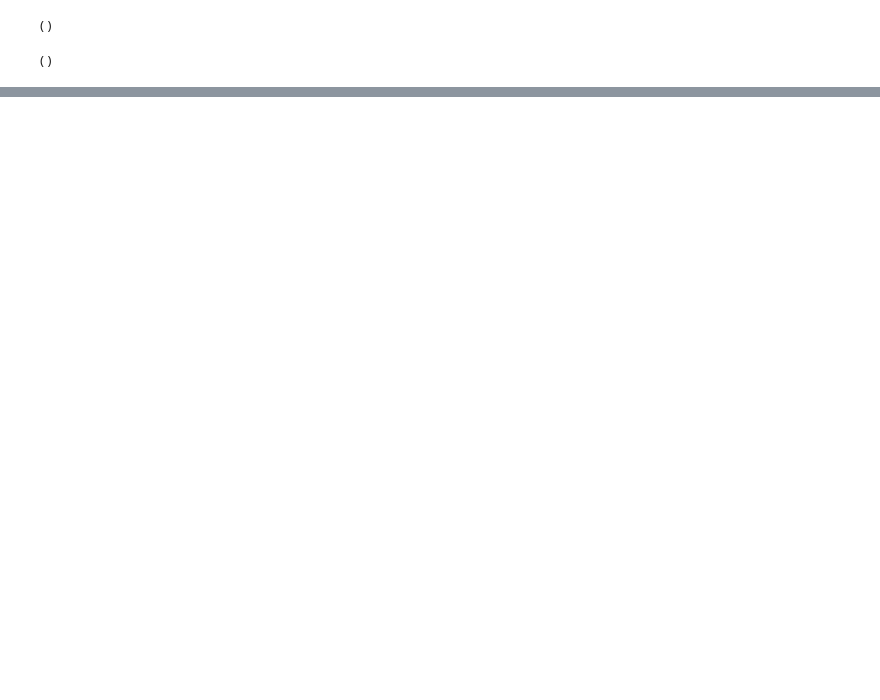
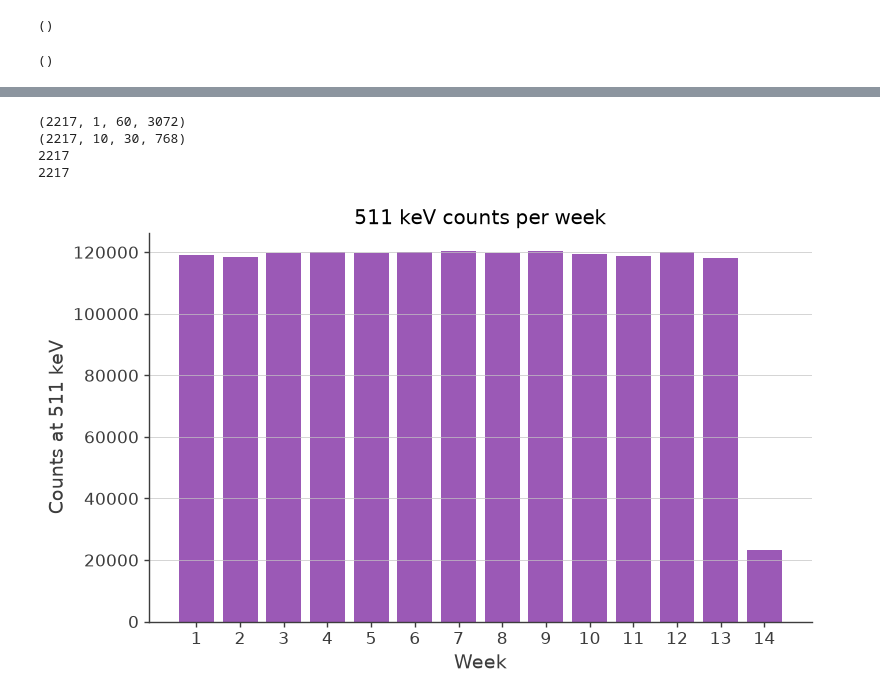
Before and after one commit to mquezada13/data-challenge-3-4-exploration, a Jupyter notebook: workflow/notebooks/01_DataIO_analysis.ipynb, the cells around one changed output, grey strips where cells are left out. Drawn from its saved outputs; the diff is of its cells as text; code cells hidden in the pictures; blank space fills up the shorter version.

Commit message:
Added response analysis to dataio

```diff
--- a/workflow/notebooks/01_DataIO_analysis.ipynb
+++ b/workflow/notebooks/01_DataIO_analysis.ipynb
@@ -189,14 +206,25 @@ fill() discarded one or more values due to out-of-bounds coordinate in a dimensi
 fill() discarded one or more values due to out-of-bounds coordinate in a dimension without under/overflow tracking
 fill() discarded one or more values due to out-of-bounds coordinate in a dimension without under/overflow tracking
 # %%
-# similar for the continuum
+
+# Similar to 511 keV
+
+analysiscon = {}
 
 for week, input_path in weekly_paths.items():
     output_prefix = data_dir_out / f"dc4_week_{week}_con_binned"
     output_path = output_prefix.with_suffix(".hdf5")
 
+    analysiscon[week] = cp.BinnedData(config_continuum_path)
+
     if not output_path.exists():
-        analysiscon.get_binned_data(
+        analysiscon[week].get_binned_data(
             unbinned_data=str(input_path),
             output_name=str(output_prefix),
         )
+
+    analysiscon[week].load_binned_data_from_hdf5(
+        binned_data=str(output_path)
+    )
+
+    analysiscon[week].get_binning_info()
@@ -202,0 +264,31 @@ for week, input_path in weekly_paths.items():
+# %%
+print(analysis511[4].binned_data.shape)
+print(analysiscon[4].binned_data.shape)
+print(len(analysis511[4].time_bin_centers))
+print(len(analysiscon[4].time_bin_centers))
+# %% [output]
+(2217, 1, 60, 3072)
+(2217, 10, 30, 768)
+2217
+2217
+# %%
+# Plotting the counts per week
+weeks = list(analysis511)
+counts = [
+    np.asarray(analysis511[week].binned_data.todense().contents).sum()
+    for week in weeks
+]
+
+plt.figure(figsize=(8, 5))
+plt.bar(weeks, counts)
+plt.xlabel("Week")
+plt.ylabel("Counts at 511 keV")
+plt.title("511 keV counts per week")
+plt.xticks(weeks)
+plt.grid(axis="y")
+
+
+plt.tight_layout()
+plt.show()
+# %% [output]
+[figure, added]
```
Also changed, not shown: parts of 21 cells of this notebook.
